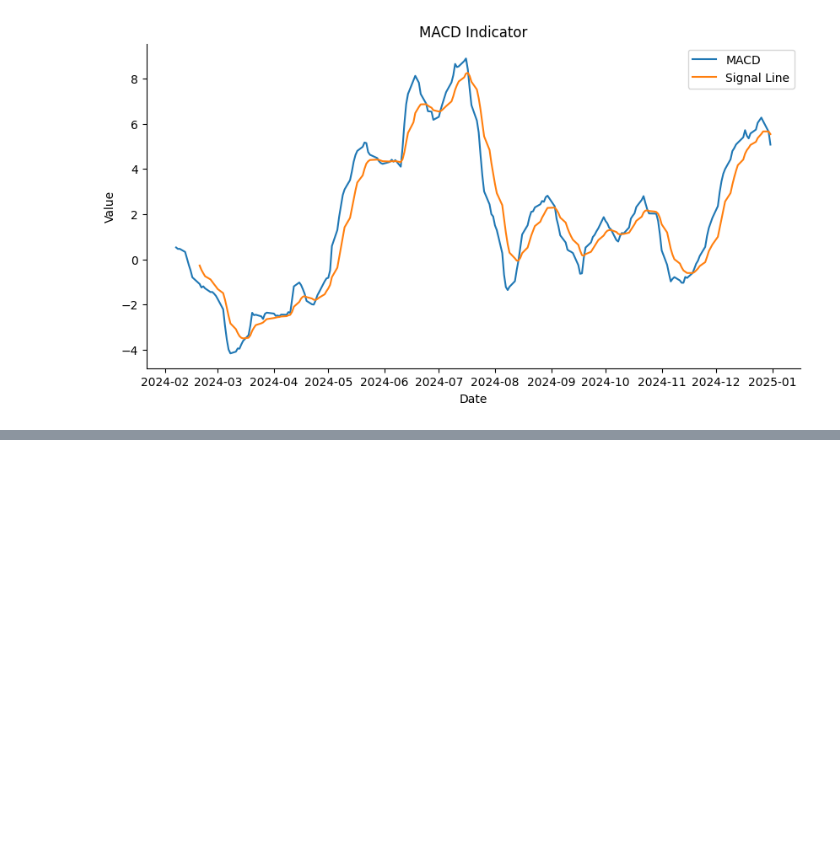
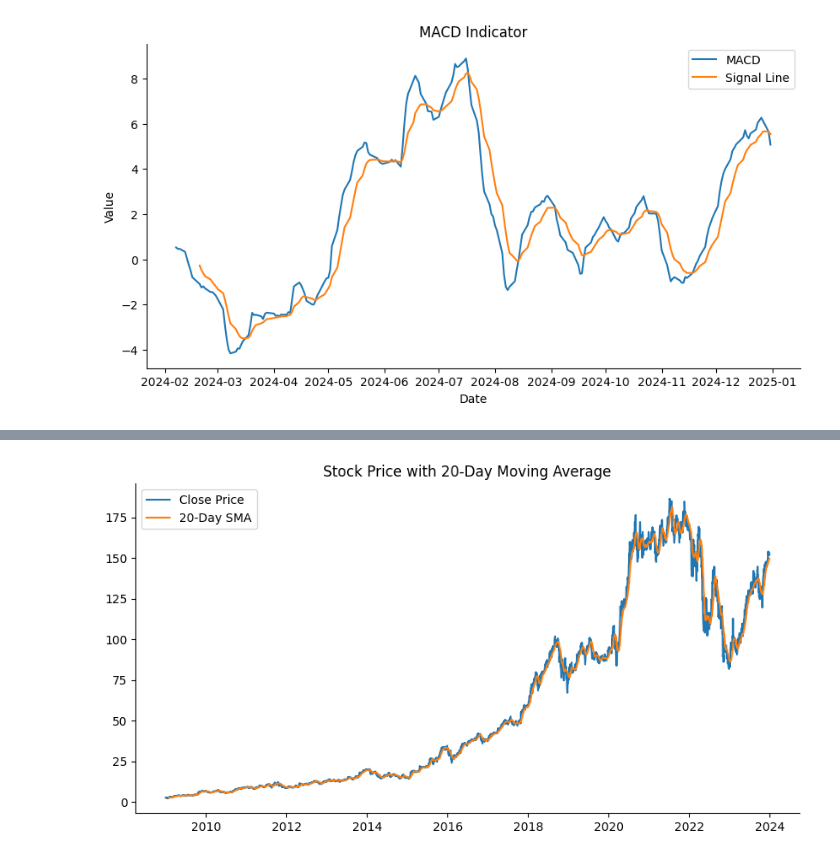
Before and after one commit to Bisrattamrat/Financial-news-analysis-week1, a Jupyter notebook: notebooks/eda_analysis.ipynb, the cells around one changed output, grey strips where cells are left out. Saved outputs shown, nothing was run; the diff lists cells and outputs as text; code cells hidden in the pictures; blank space fills up the shorter version.

```diff
--- a/notebooks/eda_analysis.ipynb
+++ b/notebooks/eda_analysis.ipynb
@@ -259,0 +307,18 @@ plt.show()
+# %%
+import pandas as pd
+import matplotlib.pyplot as plt
+from pathlib import Path
+
+# This path works because you are in the 'notebooks' folder
+# and the data is in the 'data' folder next to it.
+DATA_PATH = Path("../data/raw/AMZN.csv")
+
+# Load the data
+df = pd.read_csv(DATA_PATH)
+
+# Convert the Date column to actual dates so Python understands time
+df['Date'] = pd.to_datetime(df['Date'])
+df.set_index('Date', inplace=True)
+
+print("Amazon data loaded successfully!")
+df.head()
@@ -259,0 +334,20 @@ plt.show()
+# %%
+# Task 2: Technical Indicators
+import matplotlib.pyplot as plt
+
+# Moving Average
+df['SMA_20'] = df['Close'].rolling(window=20).mean()
+
+# Daily Returns (Essential for Correlation)
+df['Returns'] = df['Close'].pct_change()
+
+# Plot 1: Price and SMA
+plt.figure(figsize=(10, 5))
+plt.plot(df['Close'], label='Close Price')
+plt.plot(df['SMA_20'], label='20-Day SMA')
+plt.title('Stock Price with 20-Day Moving Average')
+plt.legend()
+plt.savefig('../output_price_sma.png') # This saves the image for your report
+plt.show()
+# %% [output]
+[figure, added]
```
Also changed, not shown: parts of 13 cells of this notebook, 11 other files.
